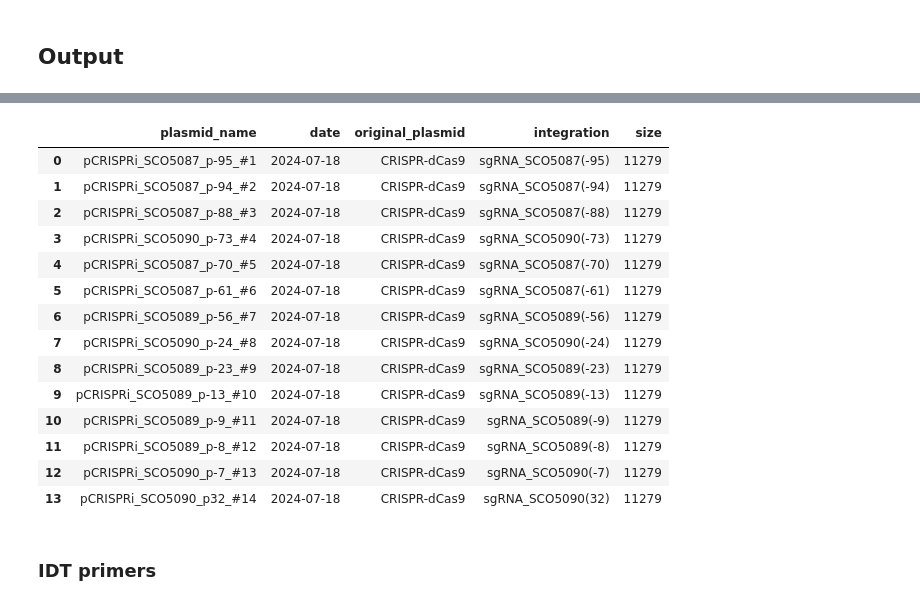
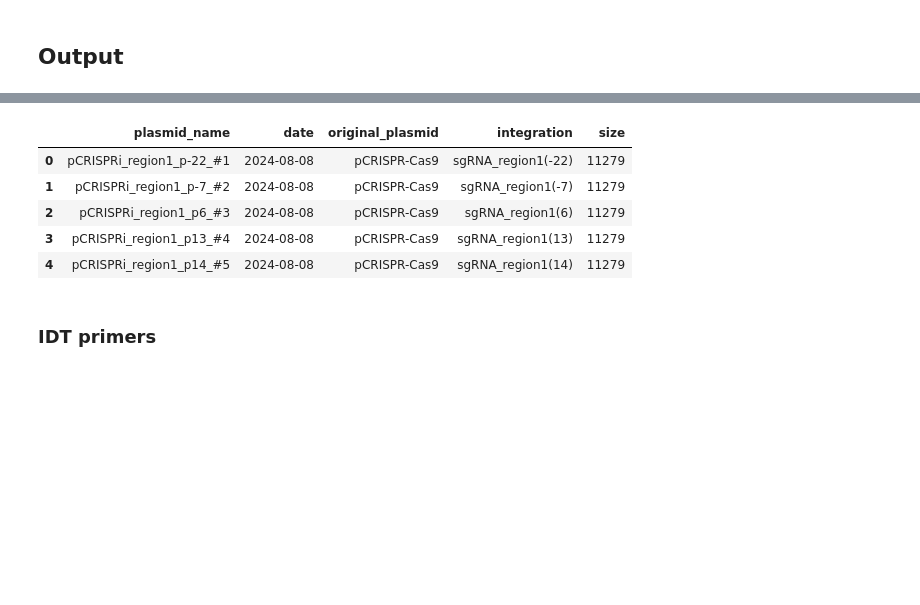
Before and after one commit to hiyama341/streptocad, a Jupyter notebook: notebooks/app_workflows/W4_CRISPRi.ipynb, the cells around one changed output, grey strips where cells are left out. Drawn from its saved outputs; the diff is of its cells as text; code cells hidden in the pictures; blank space fills up the shorter version.

```diff
--- a/notebooks/app_workflows/W4_CRISPRi.ipynb
+++ b/notebooks/app_workflows/W4_CRISPRi.ipynb
@@ -36,6 +41,8 @@ clean_plasmid = load_and_process_plasmid(path_to_plasmid)
 
 # 3 Choose genes to knock out (list)
 genes_to_KO = ['SCO5087', 'SCO5089', 'SCO5090']
+genes_to_KO = ['80000-100000', '4000-7000', '9000-14000','15000-20000']
+
 
 #### Advanced settings ####
 # 4 Filtering metrics for sgRNAs
@@ -55,2 +66,11 @@ dw_homology = Dseqrecord('GTTTTAGAGCTAGAAATAGC')
 # %% [markdown]
 # Computation
+# %%
+target_dict, genes_to_KO, annotation_input = check_and_convert_input(genes_to_KO)
+
+print(annotation_input)
+if annotation_input == True:
+    genome = annotate_dseqrecord(genome, target_dict)
+
+
+len(genome.features)
@@ -57,7 +85,7 @@ dw_homology = Dseqrecord('GTTTTAGAGCTAGAAATAGC')
 # %%
 
 # Initialize SgRNAArgs with desired parameters
-args = SgRNAargs(path_to_genome,
+args = SgRNAargs(genome,
                 genes_to_KO,
                 step=['find', 'filter'],
                 gc_upper = gc_upper,
@@ -174,26 +180,17 @@ if print_plasmids:
 # %%
 integration_names = filtered_df.apply(lambda row: f"sgRNA_{row['locus_tag']}({row['sgrna_loc']})", axis=1).tolist()
 plasmid_metadata_df = extract_metadata_to_dataframe(sgRNA_vectors,
-                                                    'CRISPR-dCas9',
+                                                    clean_plasmid,
                                                     integration_names)
 
 plasmid_metadata_df
 # %% [output]
 |  | plasmid_name | date | original_plasmid | integration | size |
-| 0 | pCRISPRi_SCO5087_p-95_#1 | 2024-07-18 | CRISPR-dCas9 | sgRNA_SCO5087(-95) | 11279 |
-| 1 | pCRISPRi_SCO5087_p-94_#2 | 2024-07-18 | CRISPR-dCas9 | sgRNA_SCO5087(-94) | 11279 |
-| 2 | pCRISPRi_SCO5087_p-88_#3 | 2024-07-18 | CRISPR-dCas9 | sgRNA_SCO5087(-88) | 11279 |
-| 3 | pCRISPRi_SCO5090_p-73_#4 | 2024-07-18 | CRISPR-dCas9 | sgRNA_SCO5090(-73) | 11279 |
-| 4 | pCRISPRi_SCO5087_p-70_#5 | 2024-07-18 | CRISPR-dCas9 | sgRNA_SCO5087(-70) | 11279 |
-| 5 | pCRISPRi_SCO5087_p-61_#6 | 2024-07-18 | CRISPR-dCas9 | sgRNA_SCO5087(-61) | 11279 |
-| 6 | pCRISPRi_SCO5089_p-56_#7 | 2024-07-18 | CRISPR-dCas9 | sgRNA_SCO5089(-56) | 11279 |
-| 7 | pCRISPRi_SCO5090_p-24_#8 | 2024-07-18 | CRISPR-dCas9 | sgRNA_SCO5090(-24) | 11279 |
-| 8 | pCRISPRi_SCO5089_p-23_#9 | 2024-07-18 | CRISPR-dCas9 | sgRNA_SCO5089(-23) | 11279 |
-| 9 | pCRISPRi_SCO5089_p-13_#10 | 2024-07-18 | CRISPR-dCas9 | sgRNA_SCO5089(-13) | 11279 |
-| 10 | pCRISPRi_SCO5089_p-9_#11 | 2024-07-18 | CRISPR-dCas9 | sgRNA_SCO5089(-9) | 11279 |
-| 11 | pCRISPRi_SCO5089_p-8_#12 | 2024-07-18 | CRISPR-dCas9 | sgRNA_SCO5089(-8) | 11279 |
-| 12 | pCRISPRi_SCO5090_p-7_#13 | 2024-07-18 | CRISPR-dCas9 | sgRNA_SCO5090(-7) | 11279 |
-| 13 | pCRISPRi_SCO5090_p32_#14 | 2024-07-18 | CRISPR-dCas9 | sgRNA_SCO5090(32) | 11279 |
+| 0 | pCRISPRi_region1_p-22_#1 | 2024-08-08 | pCRISPR-Cas9 | sgRNA_region1(-22) | 11279 |
+| 1 | pCRISPRi_region1_p-7_#2 | 2024-08-08 | pCRISPR-Cas9 | sgRNA_region1(-7) | 11279 |
+| 2 | pCRISPRi_region1_p6_#3 | 2024-08-08 | pCRISPR-Cas9 | sgRNA_region1(6) | 11279 |
+| 3 | pCRISPRi_region1_p13_#4 | 2024-08-08 | pCRISPR-Cas9 | sgRNA_region1(13) | 11279 |
+| 4 | pCRISPRi_region1_p14_#5 | 2024-08-08 | pCRISPR-Cas9 | sgRNA_region1(14) | 11279 |
 # %% [markdown]
 ### IDT primers
 # %%
```
Also changed, not shown: parts of 8 cells of this notebook, 10 other files.
